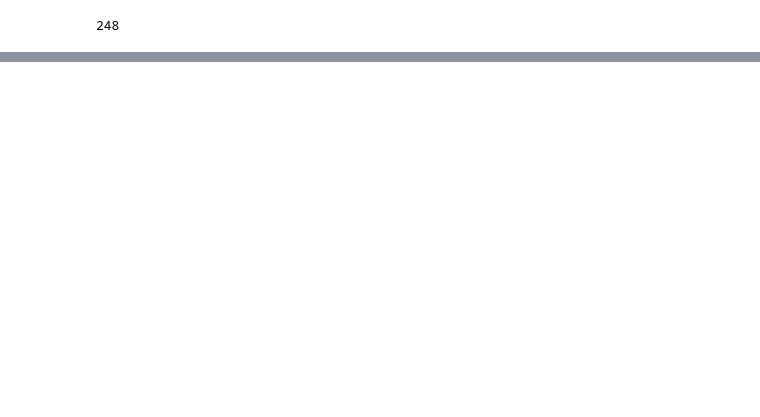
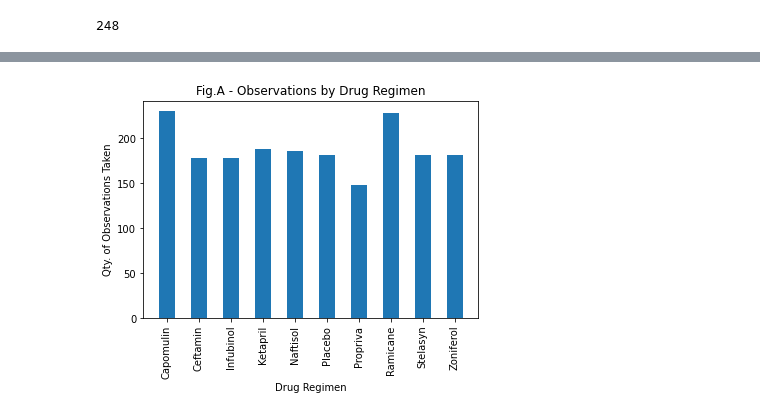
Before and after one commit to martinsingla/challenge-matplotlib, a Jupyter notebook: scrip.ipynb, the cells around one changed output, grey strips where cells are left out. Cells and saved outputs as stored; diff of their text form; code cells hidden in the pictures; blank space fills up the shorter version.

```diff
--- a/scrip.ipynb
+++ b/scrip.ipynb
@@ -98,0 +119,11 @@ pd.DataFrame({
+# %%
+#Plotting data w/ Pyplot framework --> Looks the same as above
+#Drug regimen distribution
+plt.bar(df1.index, df1["count"], width= 0.5)
+plt.title("Fig.A - Observations by Drug Regimen")
+plt.xlabel("Drug Regimen")
+plt.ylabel("Qty. of Observations Taken")
+plt.xticks(rotation= "vertical")
+plt.show()
+# %% [output]
+[figure, added]
```
Also changed, not shown: parts of 13 cells of this notebook.
